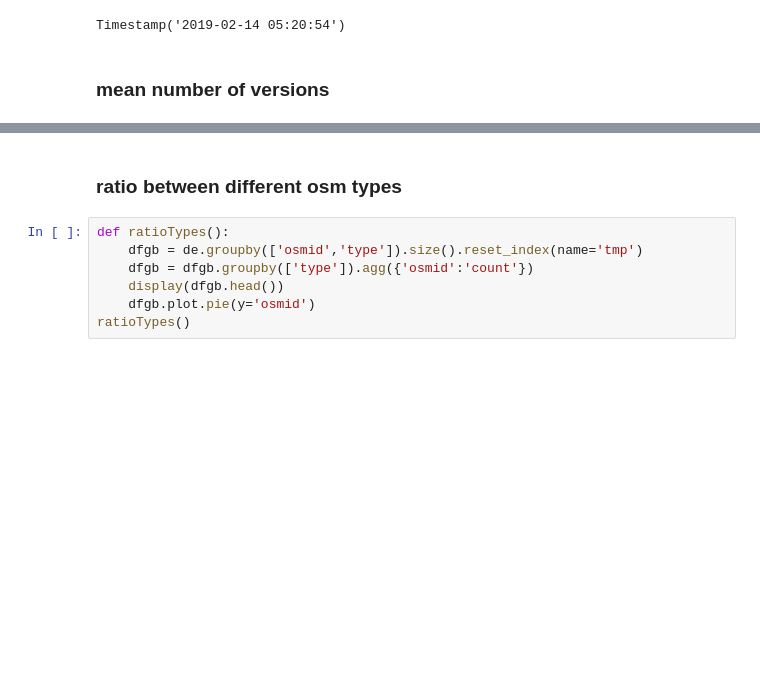
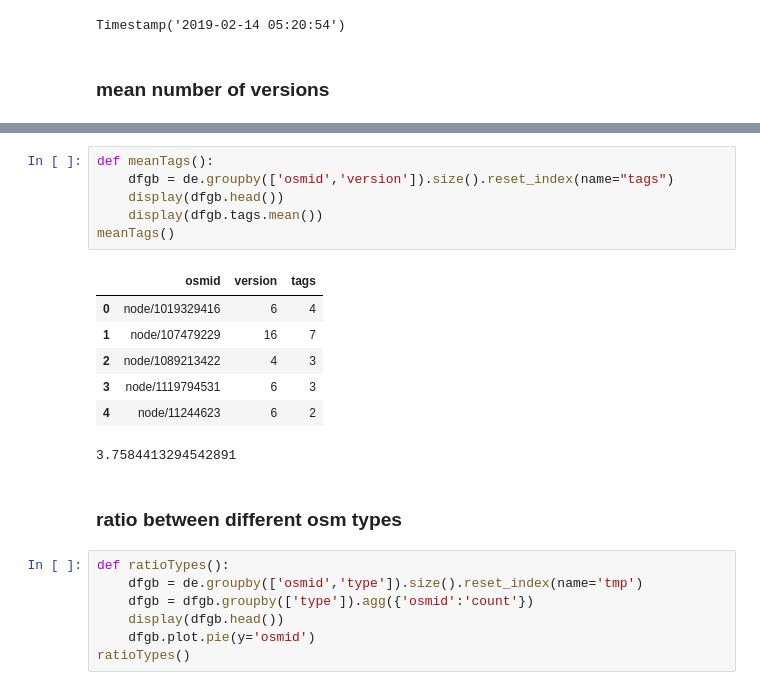
Before and after one commit to GIScience/ohsome-examples, a Jupyter notebook: python/workshop-19-03-06.ipynb, the cells around one changed output, grey strips where cells are left out. Cells and saved outputs as stored; diff of their text form; blank space fills up the shorter version.

```diff
--- a/python/workshop-19-03-06.ipynb
+++ b/python/workshop-19-03-06.ipynb
@@ -289,4 +296,18 @@ meanVersions()
 3.621616856210879
+# %%
+def meanTags():
+    dfgb = de.groupby(['osmid','version']).size().reset_index(name="tags")
+    display(dfgb.head())
+    display(dfgb.tags.mean())
+meanTags()
+# %% [output]
+|  | osmid | version | tags |
+| 0 | node/1019329416 | 6 | 4 |
+| 1 | node/107479229 | 16 | 7 |
+| 2 | node/1089213422 | 4 | 3 |
+| 3 | node/1119794531 | 6 | 3 |
+| 4 | node/11244623 | 6 | 2 |
+3.7584413294542891
 # %% [markdown]
 ### ratio between different osm types
 # %%
```
Also changed, not shown: parts of 2 cells of this notebook.
